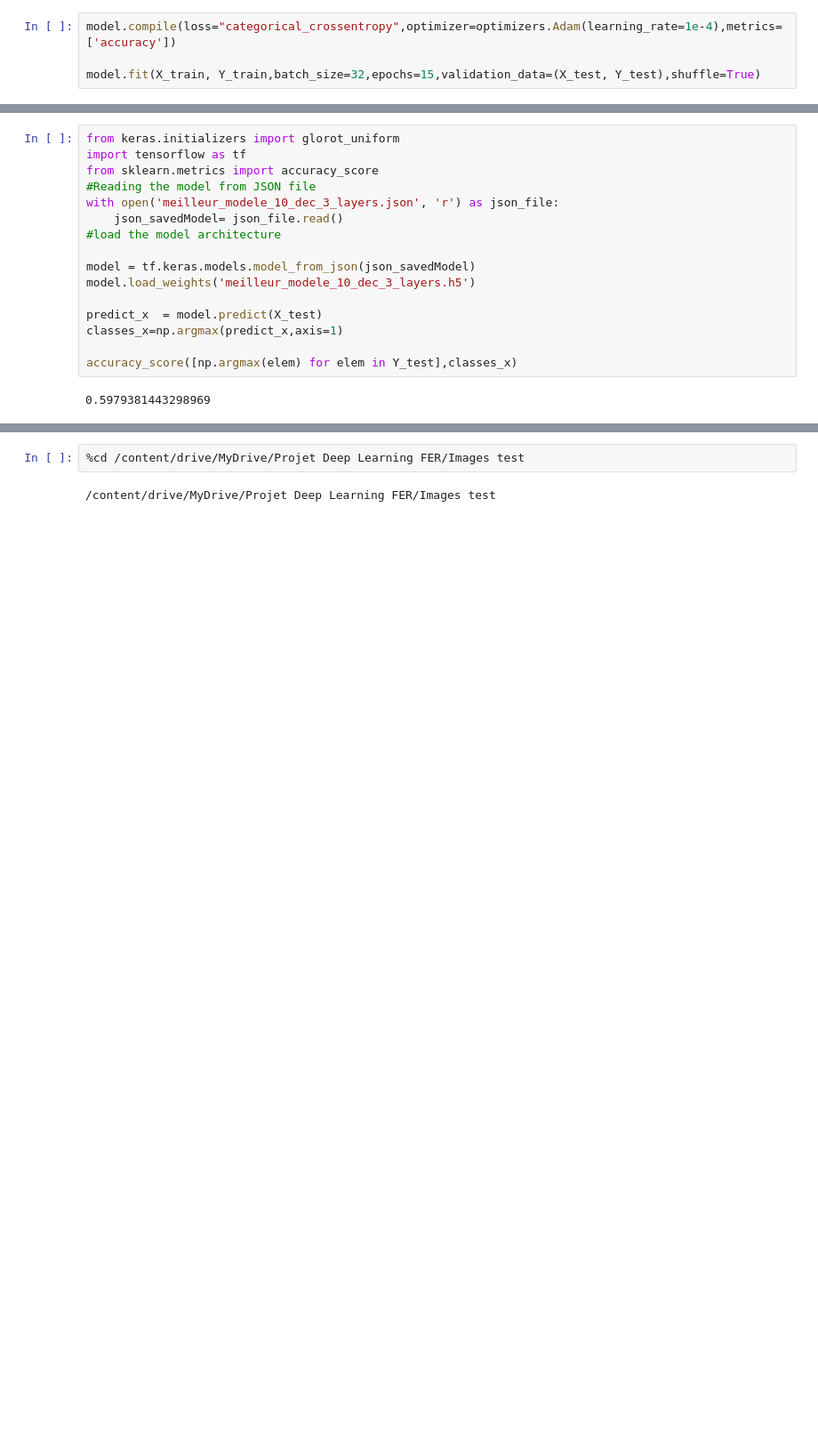
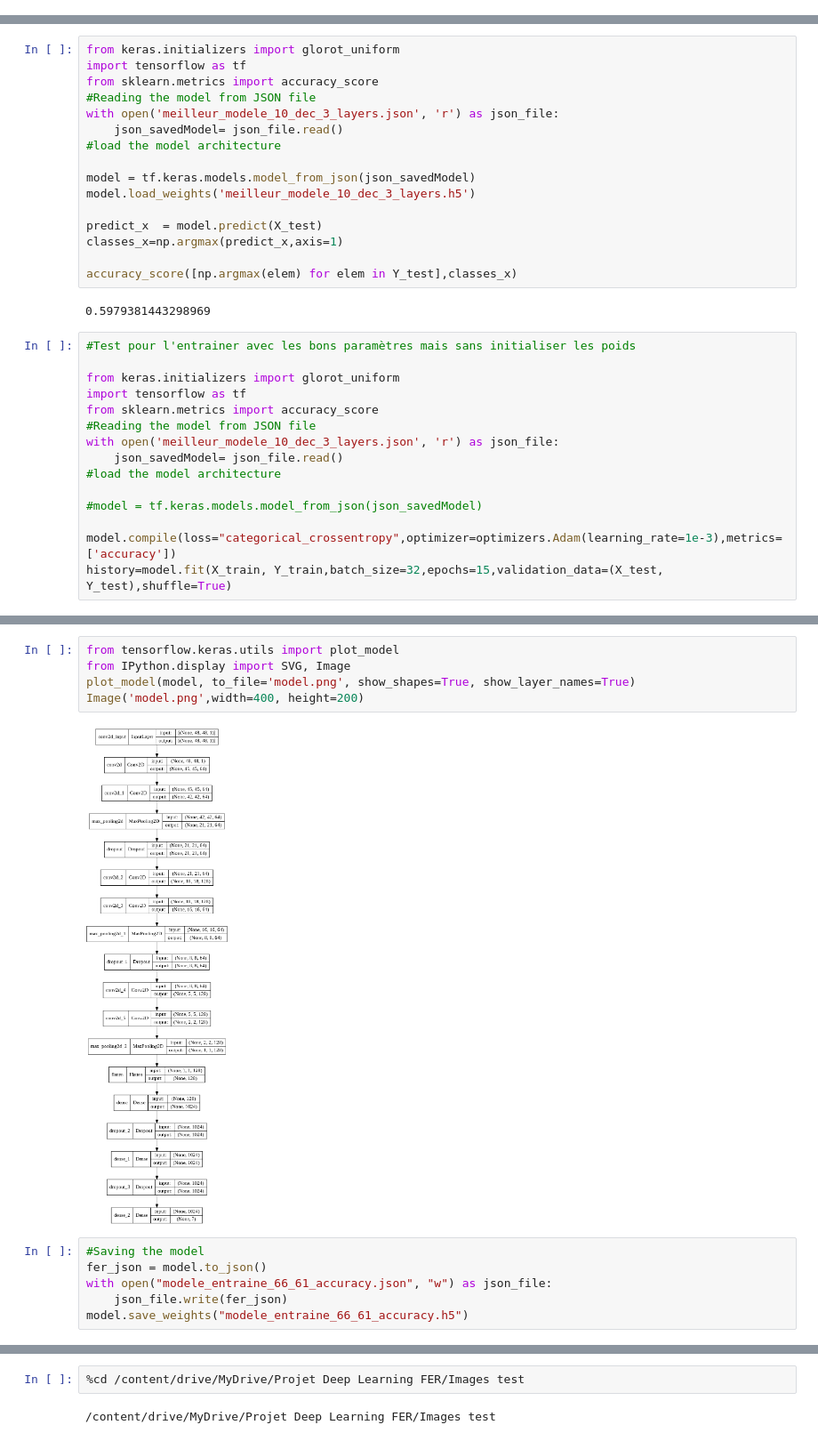
Before and after one commit to jurix99/deeplearningproject, a Jupyter notebook: DL_Hyperparameter_tuning.ipynb, the cells around one changed output, grey strips where cells are left out. Shown at 89% size. Saved outputs shown, nothing was run; the diff lists cells and outputs as text; blank space fills up the shorter version.

```diff
--- a/DL_Hyperparameter_tuning.ipynb
+++ b/DL_Hyperparameter_tuning.ipynb
@@ -163,7 +164,3 @@ fer_json = best_model.to_json()
 with open("meilleur_modele_10_dec_3_layers.json", "w") as json_file:
     json_file.write(fer_json)
 best_model.save_weights("meilleur_modele_10_dec_3_layers.h5")
-# %%
-model.compile(loss="categorical_crossentropy",optimizer=optimizers.Adam(learning_rate=1e-4),metrics=['accuracy'])
-
-model.fit(X_train, Y_train,batch_size=32,epochs=15,validation_data=(X_test, Y_test),shuffle=True)
@@ -204,3 +182,18 @@ classes_x=np.argmax(predict_x,axis=1)
 accuracy_score([np.argmax(elem) for elem in Y_test],classes_x)
 # %% [output]
 0.5979381443298969
+# %%
+#Test pour l'entrainer avec les bons paramètres mais sans initialiser les poids
+
+from keras.initializers import glorot_uniform
+import tensorflow as tf
+from sklearn.metrics import accuracy_score
+#Reading the model from JSON file
+with open('meilleur_modele_10_dec_3_layers.json', 'r') as json_file:
+    json_savedModel= json_file.read()
+#load the model architecture
+
+#model = tf.keras.models.model_from_json(json_savedModel)
+
+model.compile(loss="categorical_crossentropy",optimizer=optimizers.Adam(learning_rate=1e-3),metrics=['accuracy'])
+history=model.fit(X_train, Y_train,batch_size=32,epochs=15,validation_data=(X_test, Y_test),shuffle=True)
@@ -206,0 +218,13 @@ accuracy_score([np.argmax(elem) for elem in Y_test],classes_x)
+# %%
+from tensorflow.keras.utils import plot_model
+from IPython.display import SVG, Image
+plot_model(model, to_file='model.png', show_shapes=True, show_layer_names=True)
+Image('model.png',width=400, height=200)
+# %% [output]
+[figure, added]
+# %%
+#Saving the model
+fer_json = model.to_json()
+with open("modele_entraine_66_61_accuracy.json", "w") as json_file:
+    json_file.write(fer_json)
+model.save_weights("modele_entraine_66_61_accuracy.h5")
```
Also changed, not shown: parts of 16 cells of this notebook.
